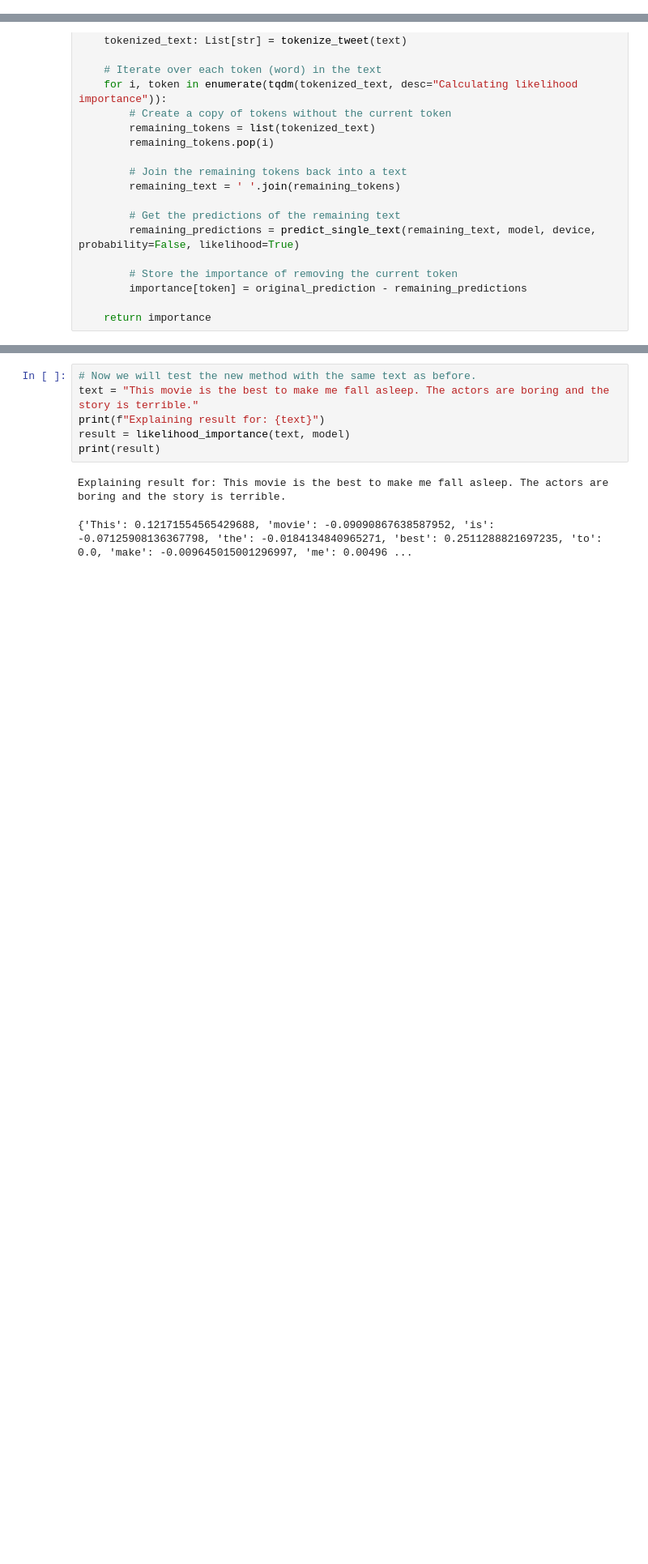
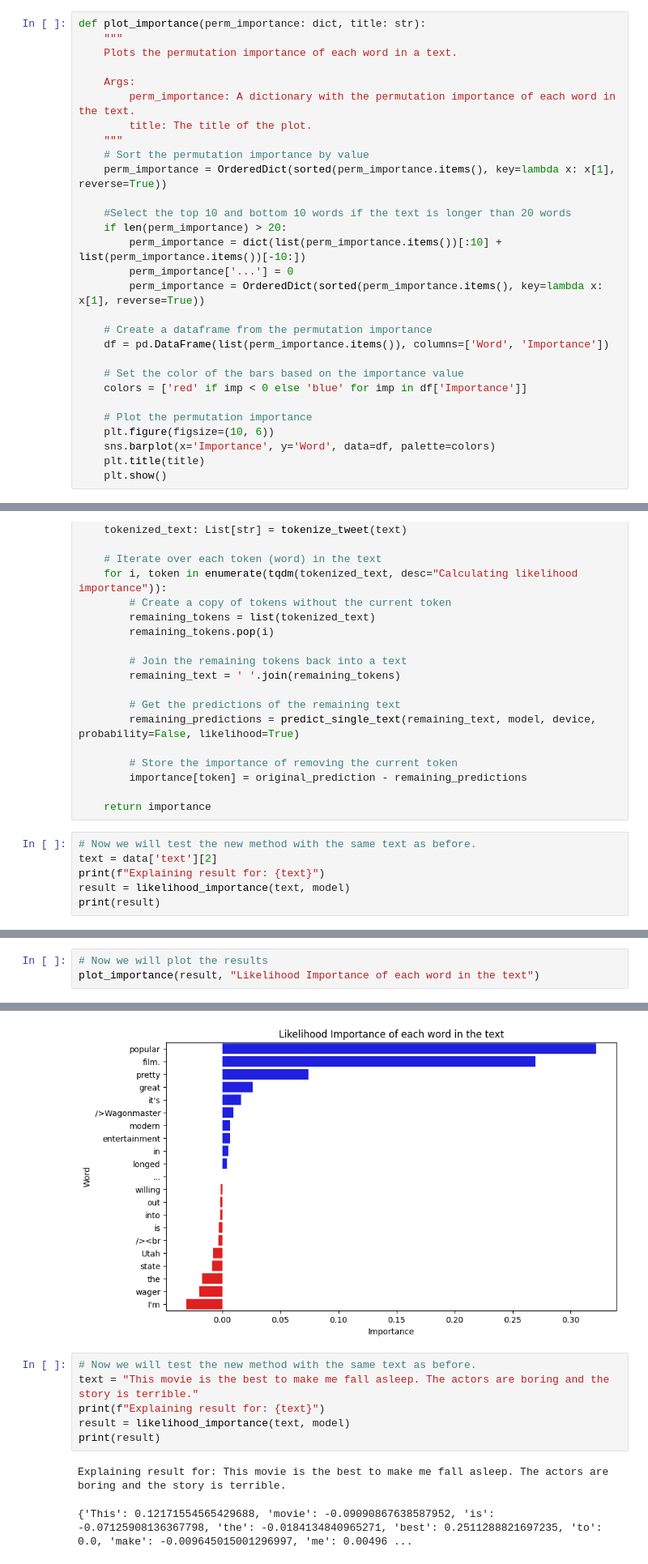
Before and after one commit to AsterisCrack/rnn_explainability, a Jupyter notebook: src/AgnosticModels/likelihood_importance.ipynb, the cells around one changed output, grey strips where cells are left out. Shown at 81% size. Cells and saved outputs as stored; diff of their text form; blank space fills up the shorter version.

Commit message:
Added more examples for long and short text in agnostic models

```diff
--- a/src/AgnosticModels/likelihood_importance.ipynb
+++ b/src/AgnosticModels/likelihood_importance.ipynb
@@ -124,3 +124,32 @@ def likelihood_permutation_importance(text: str, model: torch.nn.Module, device:
         permutation_importance[token] = token_importance
 
     return permutation_importance
+# %%
+def plot_importance(perm_importance: dict, title: str):
+    """
+    Plots the permutation importance of each word in a text.
+
+    Args:
+        perm_importance: A dictionary with the permutation importance of each word in the text.
+        title: The title of the plot.
+    """
+    # Sort the permutation importance by value
+    perm_importance = OrderedDict(sorted(perm_importance.items(), key=lambda x: x[1], reverse=True))
+
+    #Select the top 10 and bottom 10 words if the text is longer than 20 words
+    if len(perm_importance) > 20:
+        perm_importance = dict(list(perm_importance.items())[:10] + list(perm_importance.items())[-10:])
+        perm_importance['...'] = 0
+        perm_importance = OrderedDict(sorted(perm_importance.items(), key=lambda x: x[1], reverse=True))
+
+    # Create a dataframe from the permutation importance
+    df = pd.DataFrame(list(perm_importance.items()), columns=['Word', 'Importance'])
+
+    # Set the color of the bars based on the importance value
+    colors = ['red' if imp < 0 else 'blue' for imp in df['Importance']]
+
+    # Plot the permutation importance
+    plt.figure(figsize=(10, 6))
+    sns.barplot(x='Importance', y='Word', data=df, palette=colors)
+    plt.title(title)
+    plt.show()
@@ -204,3 +226,9 @@ def likelihood_importance(text: str, model: torch.nn.Module, device: torch.devic
         importance[token] = original_prediction - remaining_predictions
 
     return importance
+# %%
+# Now we will test the new method with the same text as before.
+text = data['text'][2]
+print(f"Explaining result for: {text}")
+result = likelihood_importance(text, model)
+print(result)
@@ -206,0 +238,4 @@ def likelihood_importance(text: str, model: torch.nn.Module, device: torch.devic
+# %%
+# Now we will plot the results
+plot_importance(result, "Likelihood Importance of each word in the text")
+# %% [output]
@@ -207,3 +245,4 @@ def likelihood_importance(text: str, model: torch.nn.Module, device: torch.devic
+[figure, added]
 # %%
 # Now we will test the new method with the same text as before.
 text = "This movie is the best to make me fall asleep. The actors are boring and the story is terrible."
```
Also changed, not shown: parts of 5 cells of this notebook, 3 other files.
